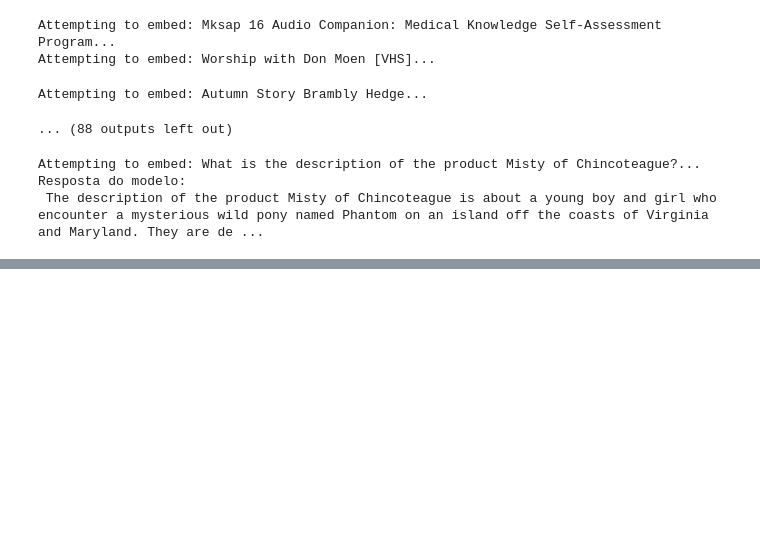
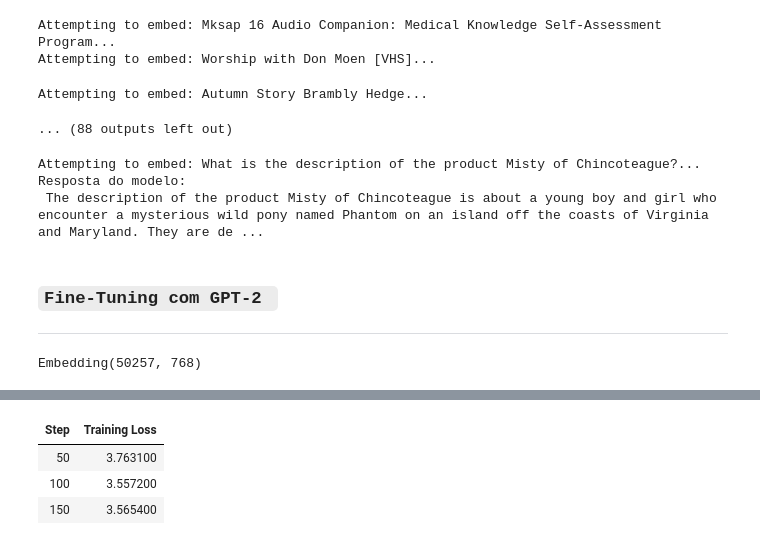
Before and after one commit to vilmarferreira86/tech-challenge-fase03-rag-gpt3.5, a Jupyter notebook: RAG_gpt3_5_turbo.ipynb, the cells around one changed output, grey strips where cells are left out. Cells and saved outputs as stored; diff of their text form; code cells hidden in the pictures; blank space fills up the shorter version.

Commit message:
Alteração pois adicionei fine-tuning

```diff
--- a/RAG_gpt3_5_turbo.ipynb
+++ b/RAG_gpt3_5_turbo.ipynb
@@ -149,3 +131,7 @@ print("Resposta do modelo:\n", resposta)
 Attempting to embed: What is the description of the product Misty of Chincoteague?...
 Resposta do modelo:
  The description of the product Misty of Chincoteague is about a young boy and girl who encounter a mysterious wild pony named Phantom on an island off the coasts of Virginia and Maryland. They are de ...
+# %% [markdown]
+### **`Fine-Tuning com GPT-2 `**
+
+---
@@ -151,0 +165,51 @@ Resposta do modelo:
+# %%
+
+# Etapa 3: Tokenização
+from transformers import GPT2Tokenizer
+
+model_name = "gpt2"
+tokenizer = GPT2Tokenizer.from_pretrained(model_name)
+tokenizer.pad_token = tokenizer.eos_token
+
+def tokenize_function(exemplo):
+    return tokenizer(exemplo["text"], truncation=True, padding="max_length", max_length=128)
+
+tokenized_dataset = dataset.map(tokenize_function, batched=True)
+# %%
+
+# Etapa 4: Carregar modelo GPT-2
+from transformers import GPT2LMHeadModel
+
+model = GPT2LMHeadModel.from_pretrained(model_name)
+model.resize_token_embeddings(len(tokenizer))
+# %% [output]
+Embedding(50257, 768)
+# %%
+
+# Etapa 5: Configurar e executar o treinamento
+from transformers import TrainingArguments, Trainer, DataCollatorForLanguageModeling
+
+training_args = TrainingArguments(
+    output_dir="./gpt2-finetuned-results",
+    overwrite_output_dir=True,
+    num_train_epochs=2,
+    per_device_train_batch_size=4,
+    save_steps=500,
+    save_total_limit=2,
+    prediction_loss_only=True,
+    logging_dir="./logs",
+    logging_steps=50,
+    report_to="none"
+)
+
+data_collator = DataCollatorForLanguageModeling(tokenizer=tokenizer, mlm=False)
+
+trainer = Trainer(
+    model=model,
+    args=training_args,
+    train_dataset=tokenized_dataset,
+    data_collator=data_collator,
+)
+
+trainer.train()
+# %% [output]
@@ -151,0 +218,4 @@ Resposta do modelo:
+| Step | Training Loss |
+| 50 | 3.763100 |
+| 100 | 3.557200 |
+| 150 | 3.565400 |
```
Also changed, not shown: parts of 9 cells of this notebook.
